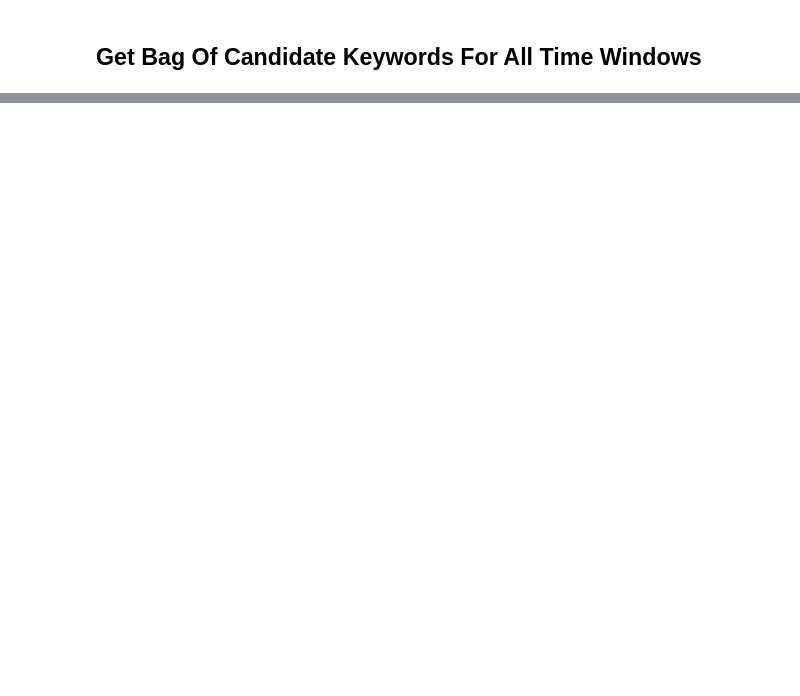
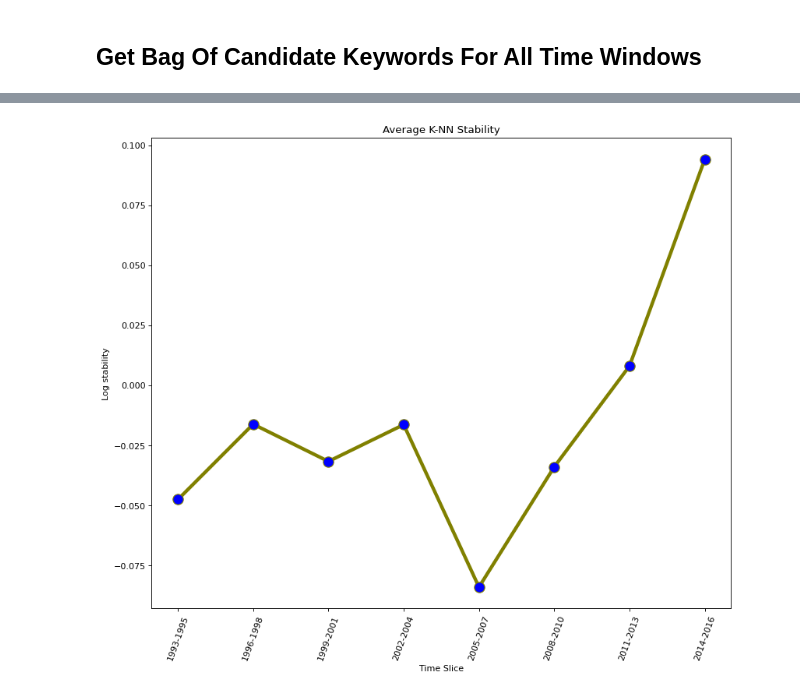
Before and after one commit to xahram/Sci-Bert, a Jupyter notebook: Sci_Bert.ipynb, the cells around one changed output, grey strips where cells are left out. Saved outputs shown, nothing was run; the diff lists cells and outputs as text; code cells hidden in the pictures; blank space fills up the shorter version.

```diff
--- a/Sci_Bert.ipynb
+++ b/Sci_Bert.ipynb
@@ -1601,0 +1569,2 @@ found
+# %%
+time_frame = ["1987-1989", "1990-1992", "1993-1995", "1996-1998", "1999-2001", "2002-2004", "2005-2007","2008-2010","2011-2013", "2014-2016"]
@@ -1601,0 +1672,21 @@ found
+# %%
+import matplotlib.pyplot as plt
+from matplotlib.pyplot import figure
+
+
+figure(figsize=(12, 10), dpi=80)
+Year = time_frame[2:10]
+# print(keyword_stab)
+
+stability = [ 0.02569 , -0.04745,  -0.016099, -0.0316, -0.0163,  -0.0839, -0.0339,  0.008099,  0.0941][1:9]
+
+
+
+plt.plot(Year, stability,  color='olive', linewidth=4, marker='o', markerfacecolor='blue', markersize=12)
+plt.title('Average K-NN Stability')
+plt.xticks(rotation=70)
+plt.xlabel('Time Slice')
+plt.ylabel('Log stability')
+plt.show()
+# %% [output]
+[figure, added]
```
Also changed, not shown: parts of 184 cells of this notebook.
